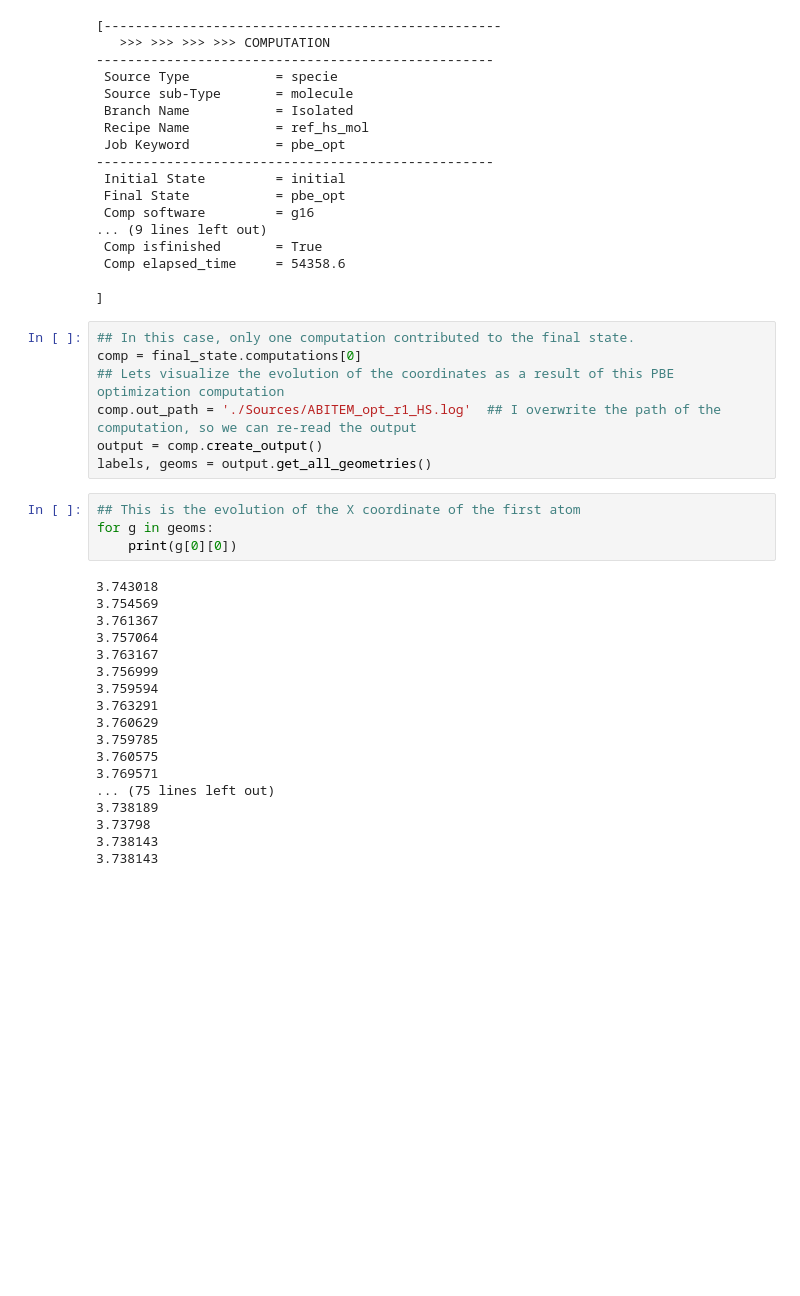
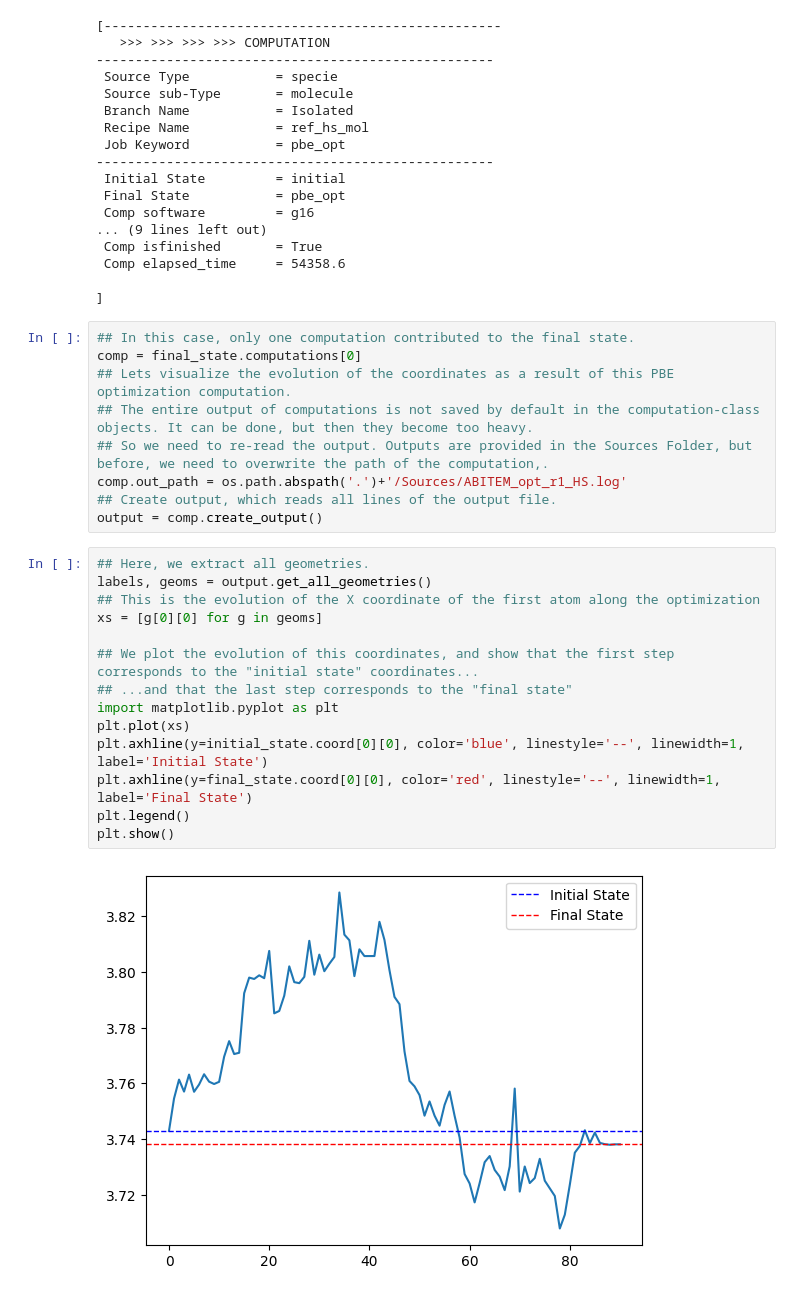
Before and after one commit to QTC-IQAC/Scope, a Jupyter notebook: tutorials/2-State_Class.ipynb, the cells around one changed output. Saved outputs shown, nothing was run; the diff lists cells and outputs as text; blank space fills up the shorter version.

```diff
--- a/tutorials/2-State_Class.ipynb
+++ b/tutorials/2-State_Class.ipynb
@@ -173,29 +153,25 @@ print(final_state.computations)
 # %%
 ## In this case, only one computation contributed to the final state.
 comp = final_state.computations[0]
-## Lets visualize the evolution of the coordinates as a result of this PBE optimization computation
-comp.out_path = './Sources/ABITEM_opt_r1_HS.log'  ## I overwrite the path of the computation, so we can re-read the output
+## Lets visualize the evolution of the coordinates as a result of this PBE optimization computation.
+## The entire output of computations is not saved by default in the computation-class objects. It can be done, but then they become too heavy.
+## So we need to re-read the output. Outputs are provided in the Sources Folder, but before, we need to overwrite the path of the computation,.
+comp.out_path = os.path.abspath('.')+'/Sources/ABITEM_opt_r1_HS.log'
+## Create output, which reads all lines of the output file.
 output = comp.create_output()
-labels, geoms = output.get_all_geometries()
 # %%
-## This is the evolution of the X coordinate of the first atom
-for g in geoms:
-    print(g[0][0])
+## Here, we extract all geometries.
+labels, geoms = output.get_all_geometries()
+## This is the evolution of the X coordinate of the first atom along the optimization
+xs = [g[0][0] for g in geoms]
+
+## We plot the evolution of this coordinates, and show that the first step corresponds to the "initial state" coordinates...
+## ...and that the last step corresponds to the "final state"
+import matplotlib.pyplot as plt
+plt.plot(xs)
+plt.axhline(y=initial_state.coord[0][0], color='blue', linestyle='--', linewidth=1, label='Initial State')
+plt.axhline(y=final_state.coord[0][0], color='red', linestyle='--', linewidth=1, label='Final State')
+plt.legend()
+plt.show()
 # %% [output]
-3.743018
-3.754569
-3.761367
-3.757064
-3.763167
-3.756999
-3.759594
-3.763291
-3.760629
-3.759785
-3.760575
-3.769571
-... (75 lines left out)
-3.738189
-3.73798
-3.738143
-3.738143
+[figure, added]
```
Also changed, not shown: parts of 17 cells of this notebook, 7 other files.
